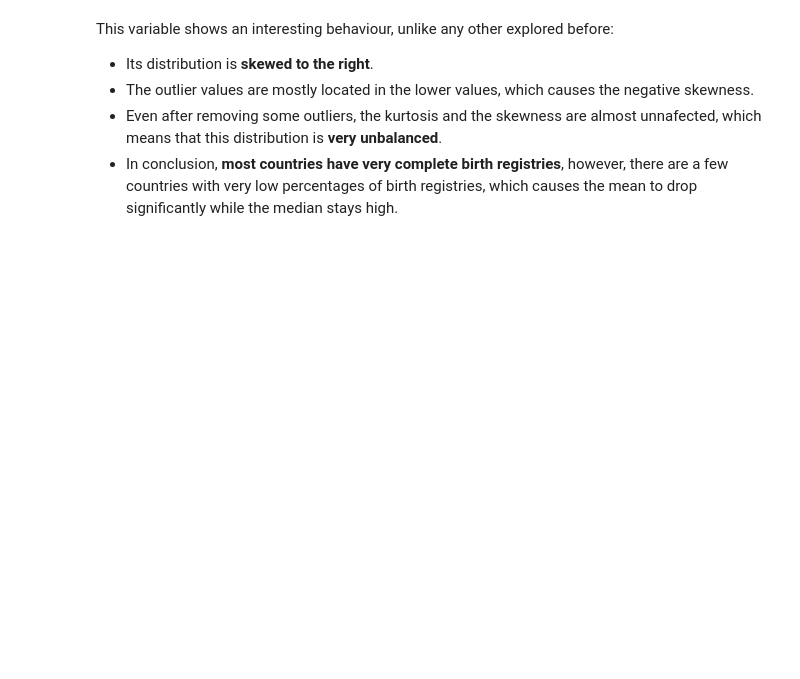
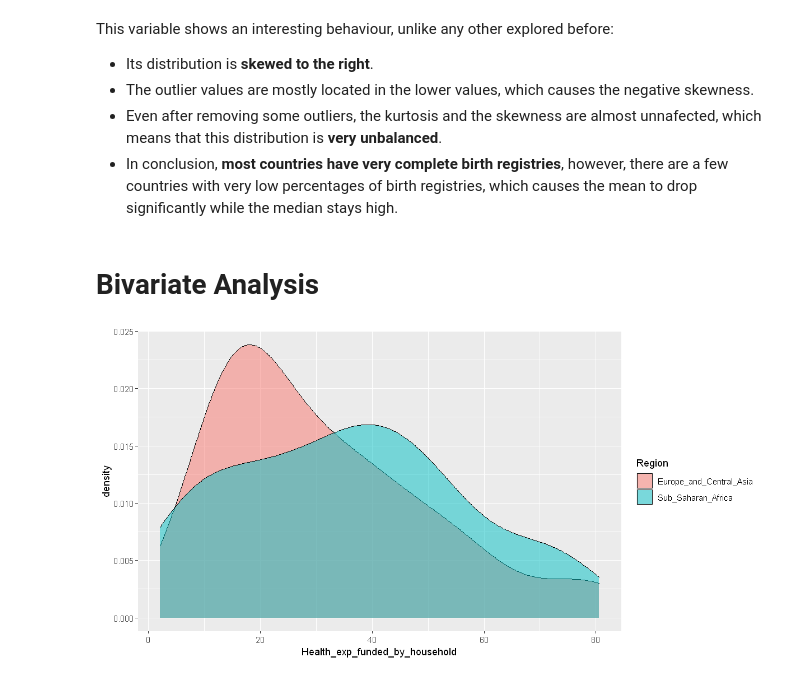
Before and after one commit to BrunoReis18/EAD2, a Jupyter notebook: EDA_Assignment2.ipynb, the cells around one changed output. Cells and saved outputs as stored; diff of their text form; code cells hidden in the pictures; blank space fills up the shorter version.

```diff
--- a/EDA_Assignment2.ipynb
+++ b/EDA_Assignment2.ipynb
@@ -169,8 +175,9 @@ Percentage of missing values in dataset after removing observation with 3 or mor
 ### KNN imputation
 The remaining __3.18%__ of missing values in the dataset are dealt with using the KNN imputation technique. This way, we are able to impute values into observations based on the median of their 5 nearest neighbors.
 # %%
-imputed_data = kNN(df[, 2:11], imp_var = FALSE, useImputedDist = FALSE)
+imputed_data = kNN(df[, !names(df) %in% c("Bank_Name","Region")], imp_var = FALSE, useImputedDist = FALSE)
 imputed_data$Bank_Name = df$Bank_Name
+imputed_data$Region = df$Region
 cat("Percentage of missing values after KNN imputation:", mean(is.na(imputed_data)), "%")
 # %% [output]
 Percentage of missing values after KNN imputation: 0 %
@@ -286,3 +313,5 @@ This variable shows an interesting behaviour, unlike any other explored before:
 * The outlier values are mostly located in the lower values, which causes the negative skewness.
 * Even after removing some outliers, the kurtosis and the skewness are almost unnafected, which means that this distribution is __very unbalanced__.
 * In conclusion, __most countries have very complete birth registries__, however, there are a few countries with very low percentages of birth registries, which causes the mean to drop significantly while the median stays high.
+# %% [markdown]
+# Bivariate Analysis
@@ -288,0 +321,5 @@ This variable shows an interesting behaviour, unlike any other explored before:
+# %%
+ggplot(imputed_data[imputed_data$Region == "Europe_and_Central_Asia" | imputed_data$Region == "Sub_Saharan_Africa",], aes(Health_exp_funded_by_household, fill = Region)) +
+  geom_density(,alpha = 0.5)
+# %% [output]
+[figure, added]
```
Also changed, not shown: parts of 19 cells of this notebook, 1 other file.
